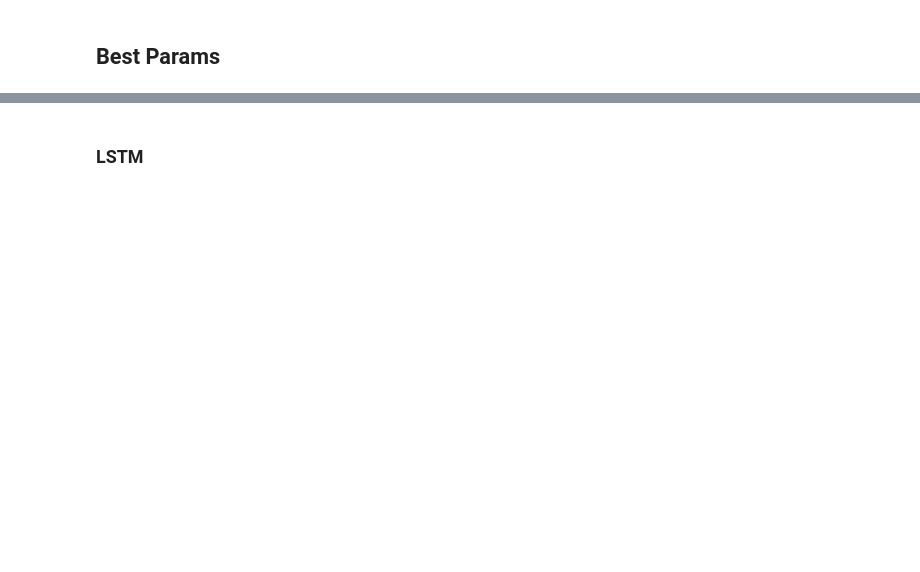
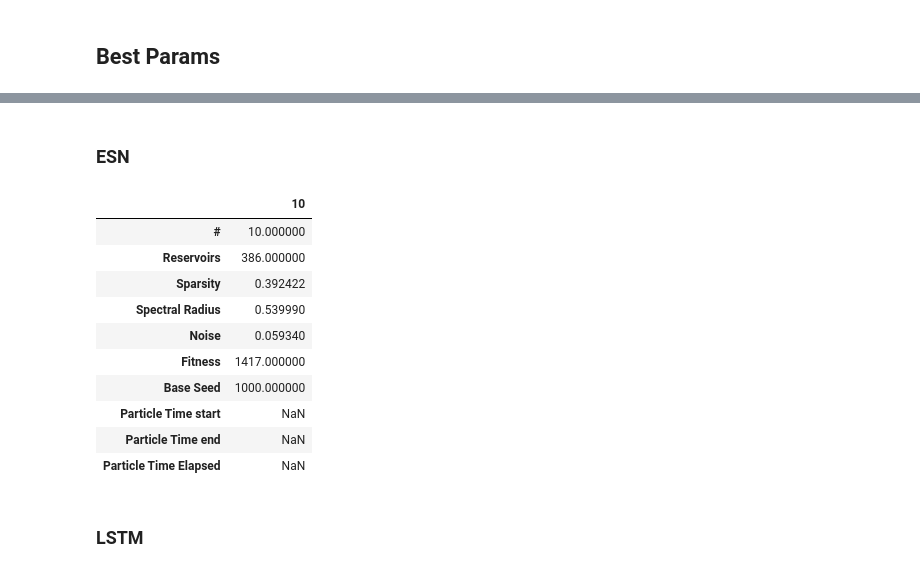
Before and after one commit to eduardoalba0/ifpr_electricity_ml, a Jupyter notebook: Optimization.ipynb, the cells around one changed output, grey strips where cells are left out. Drawn from its saved outputs; the diff is of its cells as text; code cells hidden in the pictures; blank space fills up the shorter version.

```diff
--- a/Optimization.ipynb
+++ b/Optimization.ipynb
@@ -1918,3 +1924,19 @@ for model in ["LSTM", "RF", "SVR", "XGB"]:
+# %% [markdown]
+### ESN
+# %%
+best["ESN"].transpose()
+# %% [output]
+|  | 10 |
+| # | 10.000000 |
+| Reservoirs | 386.000000 |
+| Sparsity | 0.392422 |
+| Spectral Radius | 0.539990 |
+| Noise | 0.059340 |
+| Fitness | 1417.000000 |
+| Base Seed | 1000.000000 |
+| Particle Time start | NaN |
+| Particle Time end | NaN |
+| Particle Time Elapsed | NaN |
 # %% [markdown]
 ### LSTM
 # %%
```
Also changed, not shown: parts of 9 cells of this notebook, 8 other files.
